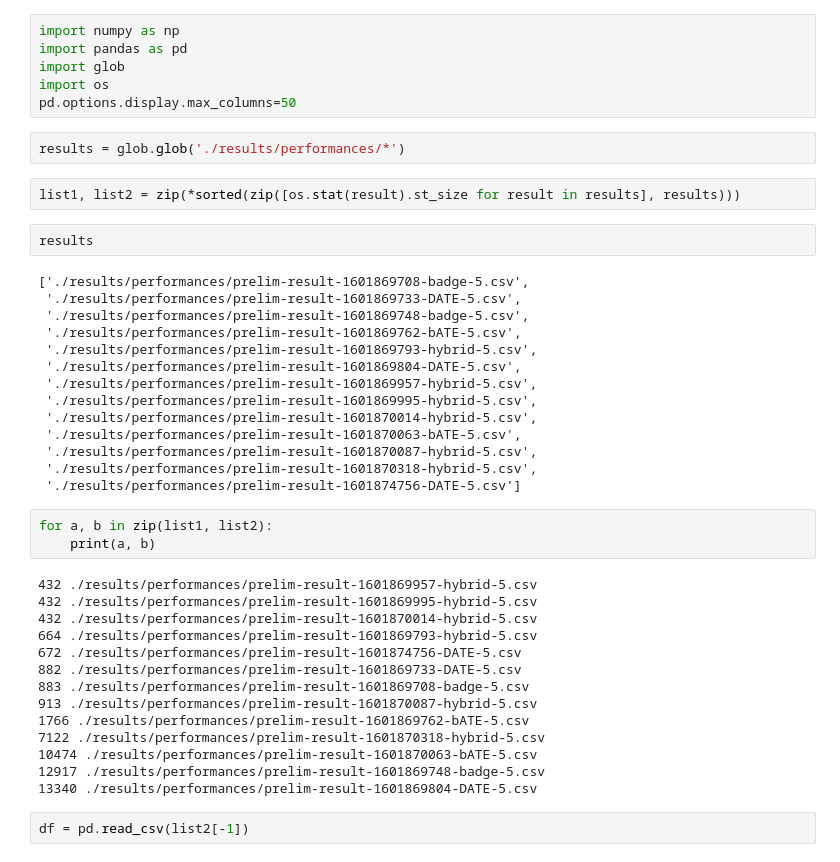
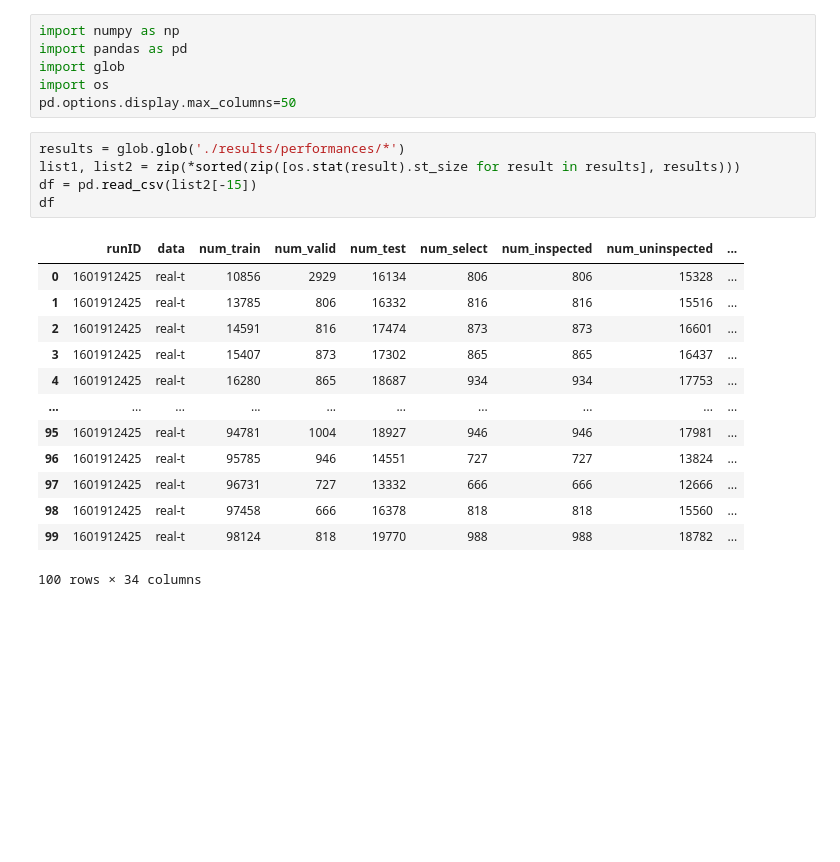
Before and after one commit to Seondong/Customs-Fraud-Detection, a Jupyter notebook: analysis.ipynb, the cells around one changed output. Saved outputs shown, nothing was run; the diff lists cells and outputs as text; blank space fills up the shorter version.

```diff
--- a/analysis.ipynb
+++ b/analysis.ipynb
@@ -4,42 +4,22 @@ import pandas as pd
 import glob
 import os
 pd.options.display.max_columns=50
-# %%
-results = glob.glob('./results/performances/*')
 # %%
+results = glob.glob('./results/performances/*')
 list1, list2 = zip(*sorted(zip([os.stat(result).st_size for result in results], results)))
+df = pd.read_csv(list2[-15])
+df
+# %% [output]
+|  | runID | data | num_train | num_valid | num_test | num_select | num_inspected | num_uninspected | ... |
+| 0 | 1601912425 | real-t | 10856 | 2929 | 16134 | 806 | 806 | 15328 | ... |
+| 1 | 1601912425 | real-t | 13785 | 806 | 16332 | 816 | 816 | 15516 | ... |
+| 2 | 1601912425 | real-t | 14591 | 816 | 17474 | 873 | 873 | 16601 | ... |
+| 3 | 1601912425 | real-t | 15407 | 873 | 17302 | 865 | 865 | 16437 | ... |
+| 4 | 1601912425 | real-t | 16280 | 865 | 18687 | 934 | 934 | 17753 | ... |
+| ... | ... | ... | ... | ... | ... | ... | ... | ... | ... |
+| 95 | 1601912425 | real-t | 94781 | 1004 | 18927 | 946 | 946 | 17981 | ... |
+| 96 | 1601912425 | real-t | 95785 | 946 | 14551 | 727 | 727 | 13824 | ... |
+| 97 | 1601912425 | real-t | 96731 | 727 | 13332 | 666 | 666 | 12666 | ... |
+| 98 | 1601912425 | real-t | 97458 | 666 | 16378 | 818 | 818 | 15560 | ... |
+| 99 | 1601912425 | real-t | 98124 | 818 | 19770 | 988 | 988 | 18782 | ... |
+100 rows × 34 columns
-# %%
-results
-# %% [output]
-['./results/performances/prelim-result-1601869708-badge-5.csv',
- './results/performances/prelim-result-1601869733-DATE-5.csv',
- './results/performances/prelim-result-1601869748-badge-5.csv',
- './results/performances/prelim-result-1601869762-bATE-5.csv',
- './results/performances/prelim-result-1601869793-hybrid-5.csv',
- './results/performances/prelim-result-1601869804-DATE-5.csv',
- './results/performances/prelim-result-1601869957-hybrid-5.csv',
- './results/performances/prelim-result-1601869995-hybrid-5.csv',
- './results/performances/prelim-result-1601870014-hybrid-5.csv',
- './results/performances/prelim-result-1601870063-bATE-5.csv',
- './results/performances/prelim-result-1601870087-hybrid-5.csv',
- './results/performances/prelim-result-1601870318-hybrid-5.csv',
- './results/performances/prelim-result-1601874756-DATE-5.csv']
-# %%
-for a, b in zip(list1, list2):
-    print(a, b)
-# %% [output]
-432 ./results/performances/prelim-result-1601869957-hybrid-5.csv
-432 ./results/performances/prelim-result-1601869995-hybrid-5.csv
-432 ./results/performances/prelim-result-1601870014-hybrid-5.csv
-664 ./results/performances/prelim-result-1601869793-hybrid-5.csv
-672 ./results/performances/prelim-result-1601874756-DATE-5.csv
-882 ./results/performances/prelim-result-1601869733-DATE-5.csv
-883 ./results/performances/prelim-result-1601869708-badge-5.csv
-913 ./results/performances/prelim-result-1601870087-hybrid-5.csv
-1766 ./results/performances/prelim-result-1601869762-bATE-5.csv
-7122 ./results/performances/prelim-result-1601870318-hybrid-5.csv
-10474 ./results/performances/prelim-result-1601870063-bATE-5.csv
-12917 ./results/performances/prelim-result-1601869748-badge-5.csv
-13340 ./results/performances/prelim-result-1601869804-DATE-5.csv
-# %%
-df = pd.read_csv(list2[-1])
```
Also changed, not shown: parts of 7 cells of this notebook, 1 other file.
